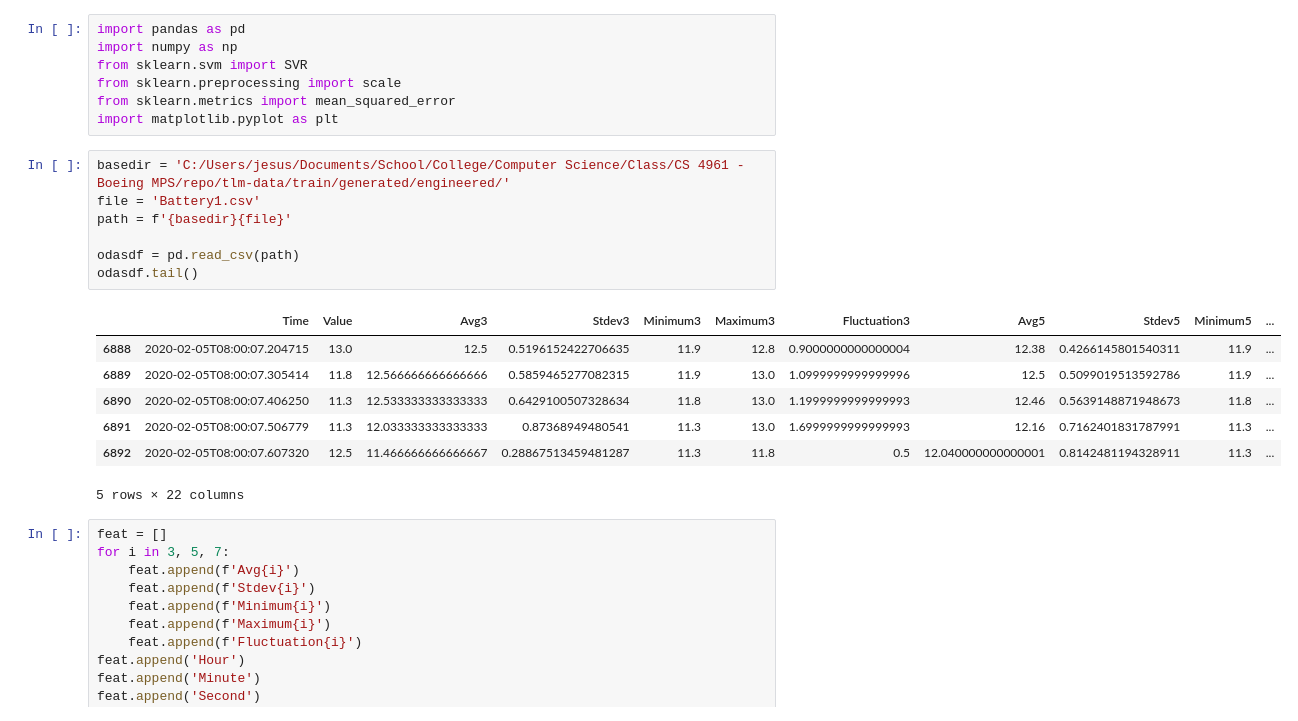
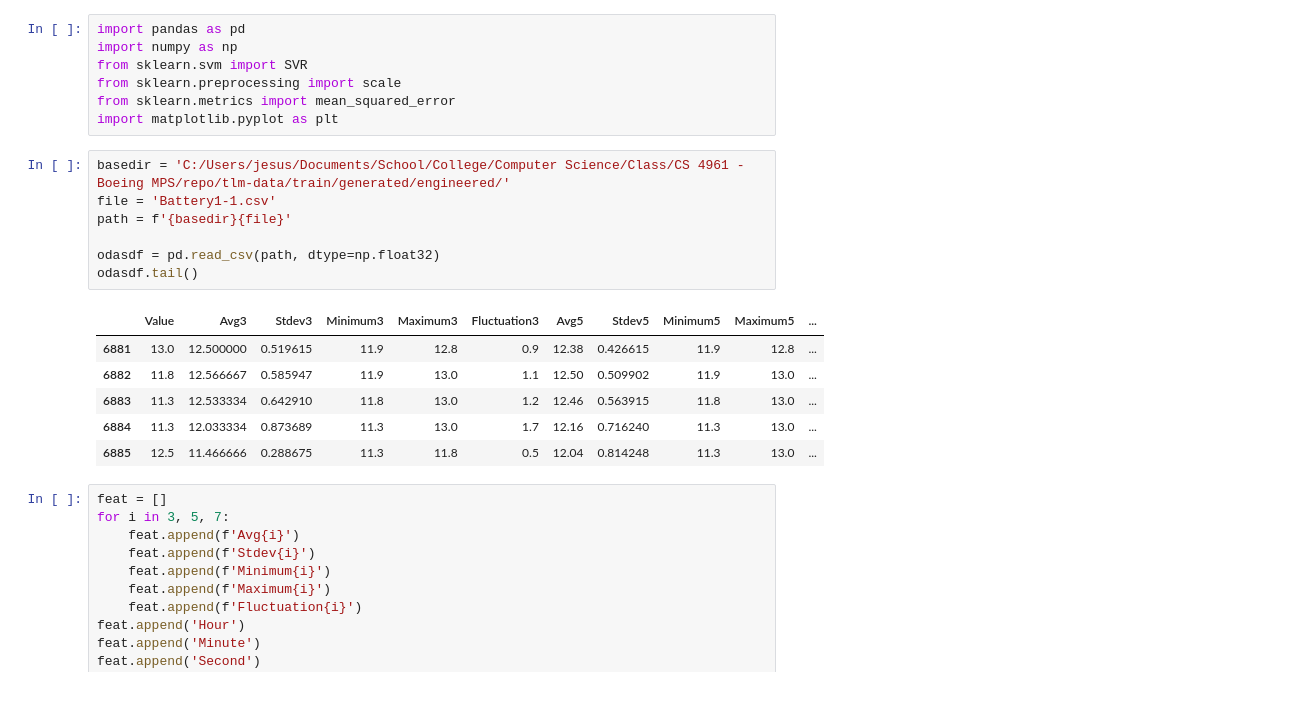
Before and after one commit to jesus-r-mendoza/Operations-Data-and-Mgmt-System, a Jupyter notebook: machine-learning/support-vector-regression/SVR-Forecasting.ipynb, the cells around one changed output. Drawn from its saved outputs; the diff is of its cells as text.

```diff
--- a/machine-learning/support-vector-regression/SVR-Forecasting.ipynb
+++ b/machine-learning/support-vector-regression/SVR-Forecasting.ipynb
@@ -9,19 +9,18 @@ from sklearn.metrics import mean_squared_error
 import matplotlib.pyplot as plt
 # %%
 basedir = 'C:/Users/jesus/Documents/School/College/Computer Science/Class/CS 4961 - Boeing MPS/repo/tlm-data/train/generated/engineered/'
-file = 'Battery1.csv'
+file = 'Battery1-1.csv'
 path = f'{basedir}{file}'
 
-odasdf = pd.read_csv(path)
+odasdf = pd.read_csv(path, dtype=np.float32)
 odasdf.tail()
 # %% [output]
-|  | Time | Value | Avg3 | Stdev3 | Minimum3 | Maximum3 | Fluctuation3 | Avg5 | Stdev5 | Minimum5 | ... |
-| 6888 | 2020-02-05T08:00:07.204715 | 13.0 | 12.5 | 0.5196152422706635 | 11.9 | 12.8 | 0.9000000000000004 | 12.38 | 0.4266145801540311 | 11.9 | ... |
-| 6889 | 2020-02-05T08:00:07.305414 | 11.8 | 12.566666666666666 | 0.5859465277082315 | 11.9 | 13.0 | 1.0999999999999996 | 12.5 | 0.5099019513592786 | 11.9 | ... |
-| 6890 | 2020-02-05T08:00:07.406250 | 11.3 | 12.533333333333333 | 0.6429100507328634 | 11.8 | 13.0 | 1.1999999999999993 | 12.46 | 0.5639148871948673 | 11.8 | ... |
-| 6891 | 2020-02-05T08:00:07.506779 | 11.3 | 12.033333333333333 | 0.87368949480541 | 11.3 | 13.0 | 1.6999999999999993 | 12.16 | 0.7162401831787991 | 11.3 | ... |
-| 6892 | 2020-02-05T08:00:07.607320 | 12.5 | 11.466666666666667 | 0.28867513459481287 | 11.3 | 11.8 | 0.5 | 12.040000000000001 | 0.8142481194328911 | 11.3 | ... |
+|  | Value | Avg3 | Stdev3 | Minimum3 | Maximum3 | Fluctuation3 | Avg5 | Stdev5 | Minimum5 | Maximum5 | ... |
+| 6881 | 13.0 | 12.500000 | 0.519615 | 11.9 | 12.8 | 0.9 | 12.38 | 0.426615 | 11.9 | 12.8 | ... |
+| 6882 | 11.8 | 12.566667 | 0.585947 | 11.9 | 13.0 | 1.1 | 12.50 | 0.509902 | 11.9 | 13.0 | ... |
+| 6883 | 11.3 | 12.533334 | 0.642910 | 11.8 | 13.0 | 1.2 | 12.46 | 0.563915 | 11.8 | 13.0 | ... |
+| 6884 | 11.3 | 12.033334 | 0.873689 | 11.3 | 13.0 | 1.7 | 12.16 | 0.716240 | 11.3 | 13.0 | ... |
+| 6885 | 12.5 | 11.466666 | 0.288675 | 11.3 | 11.8 | 0.5 | 12.04 | 0.814248 | 11.3 | 13.0 | ... |
-5 rows × 22 columns
 # %%
 feat = []
 for i in 3, 5, 7:
```
Also changed, not shown: parts of 9 cells of this notebook.
